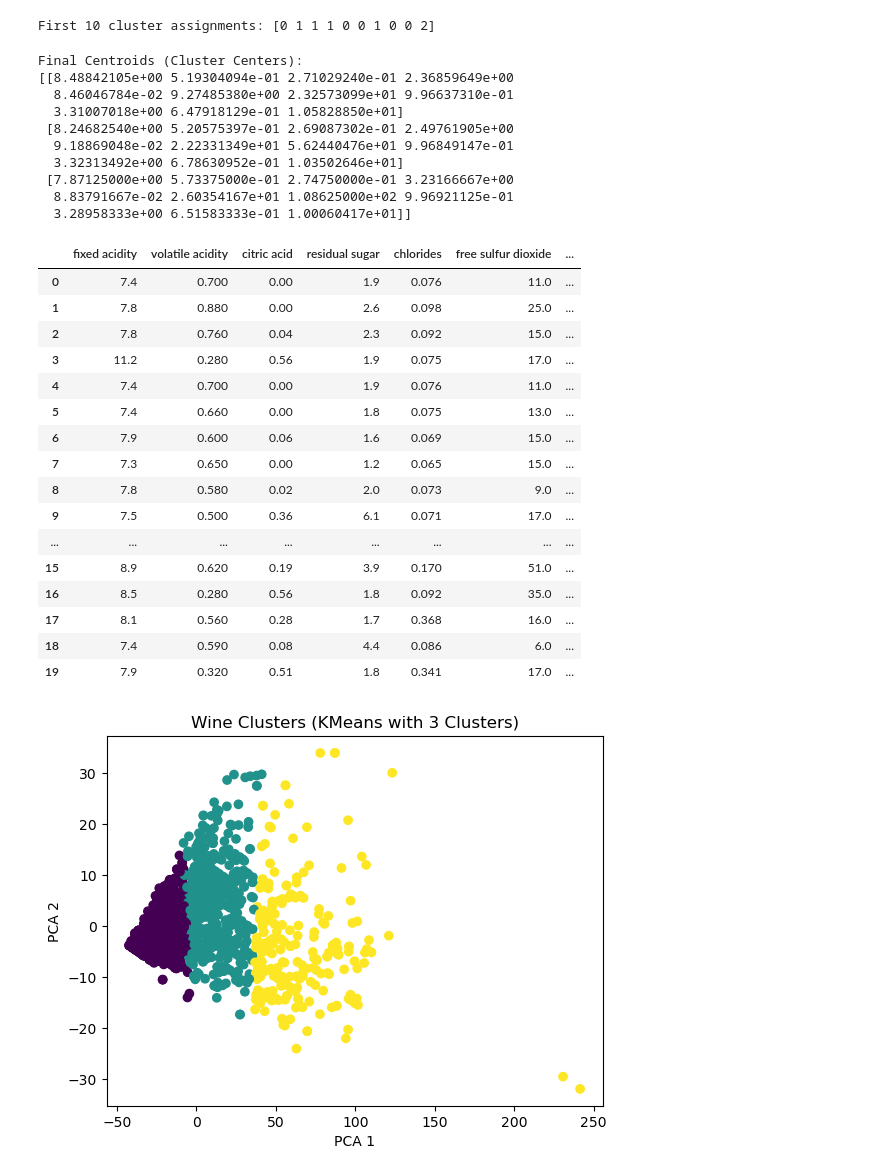
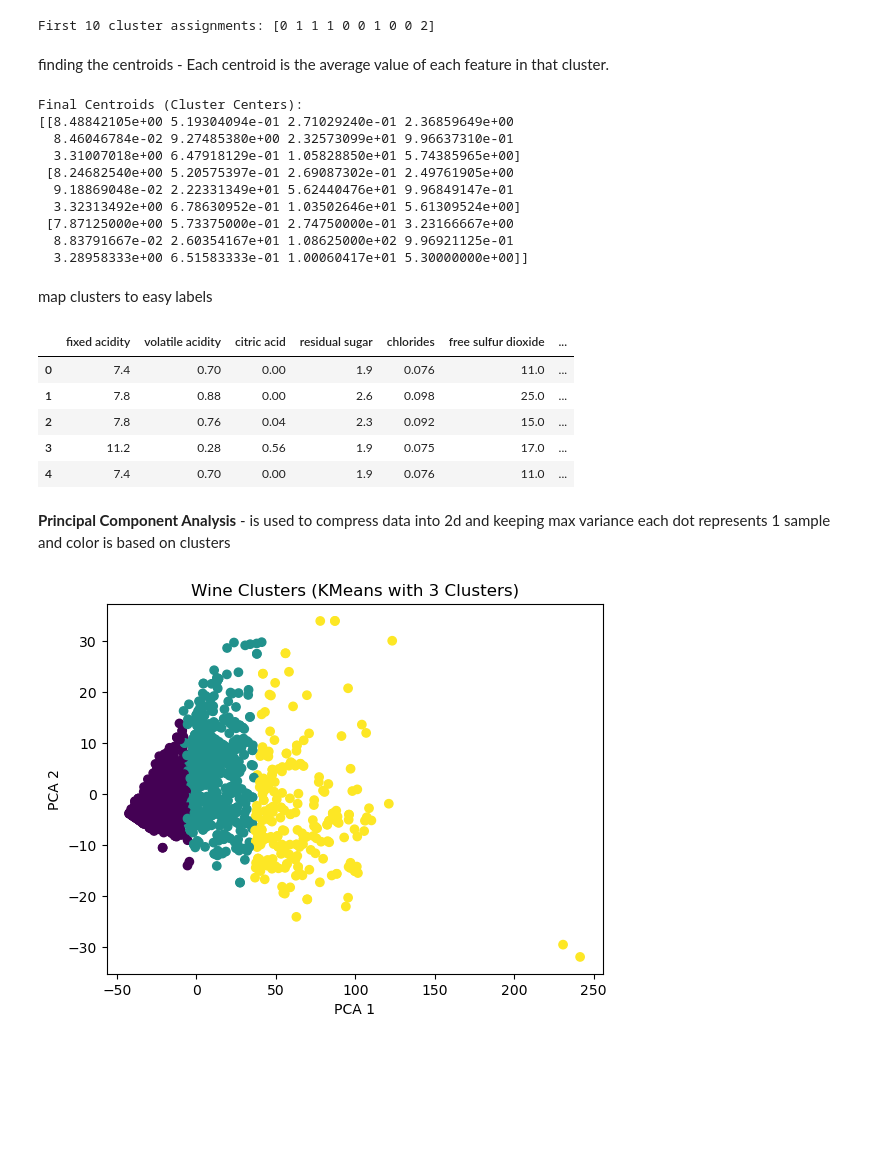
Before and after one commit to vinaykumarkv/Machine-Learning-Projects, a Jupyter notebook: certifciate_quality_classifier/certificate_quality_classifier_v5.ipynb, the cells around one changed output. Saved outputs shown, nothing was run; the diff lists cells and outputs as text; code cells hidden in the pictures; blank space fills up the shorter version.

```diff
--- a/certifciate_quality_classifier/certificate_quality_classifier_v5.ipynb
+++ b/certifciate_quality_classifier/certificate_quality_classifier_v5.ipynb
@@ -28,5 +27,13 @@ X = wine_df[
         "pH",
         "sulphates",
         "alcohol",
+        "quality",
     ]
 ]
+# setting y-true value for later calculation of accuracy
+conditions = [
+    (wine_df['quality'] < 4),  # Rejected (0, low quality)
+    (wine_df['quality'] > 5),  # Approved (1, high quality)
+    True                    # Needs Review (2, medium quality)
+]
+wine_df['actual_decision'] = np.select(conditions, [2, 1, 0])
@@ -47,21 +58,25 @@ cluster_labels = kmeans.predict(X)
 print("First 10 cluster assignments:", cluster_labels[:10])
 # %% [output]
 First 10 cluster assignments: [0 1 1 1 0 0 1 0 0 2]
+# %% [markdown]
+finding the centroids - Each centroid is the average value of each feature in that cluster.
 # %%
-# Get the coordinates of the final centroids
+# find coordinates of the final centroids
 centroids = kmeans.cluster_centers_
 
-print("\nFinal Centroids (Cluster Centers):")
+print("Final Centroids (Cluster Centers):")
 print(centroids)
 # %% [output]
 Final Centroids (Cluster Centers):
 [[8.48842105e+00 5.19304094e-01 2.71029240e-01 2.36859649e+00
   8.46046784e-02 9.27485380e+00 2.32573099e+01 9.96637310e-01
-  3.31007018e+00 6.47918129e-01 1.05828850e+01]
+  3.31007018e+00 6.47918129e-01 1.05828850e+01 5.74385965e+00]
  [8.24682540e+00 5.20575397e-01 2.69087302e-01 2.49761905e+00
   9.18869048e-02 2.22331349e+01 5.62440476e+01 9.96849147e-01
-  3.32313492e+00 6.78630952e-01 1.03502646e+01]
+  3.32313492e+00 6.78630952e-01 1.03502646e+01 5.61309524e+00]
  [7.87125000e+00 5.73375000e-01 2.74750000e-01 3.23166667e+00
   8.83791667e-02 2.60354167e+01 1.08625000e+02 9.96921125e-01
-  3.28958333e+00 6.51583333e-01 1.00060417e+01]]
+  3.28958333e+00 6.51583333e-01 1.00060417e+01 5.30000000e+00]]
+# %% [markdown]
+map clusters to easy labels
 # %%
@@ -73,25 +91,17 @@ label_map = {
 wine_df['cluster_labels'] =pd.DataFrame(cluster_labels)
 wine_df['Status_Label'] = wine_df['cluster_labels'].map(label_map)
 # %%
-wine_df.head(20)
+wine_df.head()
 # %% [output]
 |  | fixed acidity | volatile acidity | citric acid | residual sugar | chlorides | free sulfur dioxide | ... |
-| 0 | 7.4 | 0.700 | 0.00 | 1.9 | 0.076 | 11.0 | ... |
-| 1 | 7.8 | 0.880 | 0.00 | 2.6 | 0.098 | 25.0 | ... |
-| 2 | 7.8 | 0.760 | 0.04 | 2.3 | 0.092 | 15.0 | ... |
-| 3 | 11.2 | 0.280 | 0.56 | 1.9 | 0.075 | 17.0 | ... |
-| 4 | 7.4 | 0.700 | 0.00 | 1.9 | 0.076 | 11.0 | ... |
-| 5 | 7.4 | 0.660 | 0.00 | 1.8 | 0.075 | 13.0 | ... |
-| 6 | 7.9 | 0.600 | 0.06 | 1.6 | 0.069 | 15.0 | ... |
-| 7 | 7.3 | 0.650 | 0.00 | 1.2 | 0.065 | 15.0 | ... |
-| 8 | 7.8 | 0.580 | 0.02 | 2.0 | 0.073 | 9.0 | ... |
-| 9 | 7.5 | 0.500 | 0.36 | 6.1 | 0.071 | 17.0 | ... |
-| ... | ... | ... | ... | ... | ... | ... | ... |
-| 15 | 8.9 | 0.620 | 0.19 | 3.9 | 0.170 | 51.0 | ... |
-| 16 | 8.5 | 0.280 | 0.56 | 1.8 | 0.092 | 35.0 | ... |
-| 17 | 8.1 | 0.560 | 0.28 | 1.7 | 0.368 | 16.0 | ... |
-| 18 | 7.4 | 0.590 | 0.08 | 4.4 | 0.086 | 6.0 | ... |
-| 19 | 7.9 | 0.320 | 0.51 | 1.8 | 0.341 | 17.0 | ... |
+| 0 | 7.4 | 0.70 | 0.00 | 1.9 | 0.076 | 11.0 | ... |
+| 1 | 7.8 | 0.88 | 0.00 | 2.6 | 0.098 | 25.0 | ... |
+| 2 | 7.8 | 0.76 | 0.04 | 2.3 | 0.092 | 15.0 | ... |
+| 3 | 11.2 | 0.28 | 0.56 | 1.9 | 0.075 | 17.0 | ... |
+| 4 | 7.4 | 0.70 | 0.00 | 1.9 | 0.076 | 11.0 | ... |
+# %% [markdown]
+**Principal Component Analysis** - is used to compress data into 2d and keeping max variance
+each dot represents 1 sample and color is based on clusters
 # %%
 from sklearn.decomposition import PCA
 import matplotlib.pyplot as plt
```
Also changed, not shown: parts of 11 cells of this notebook.
